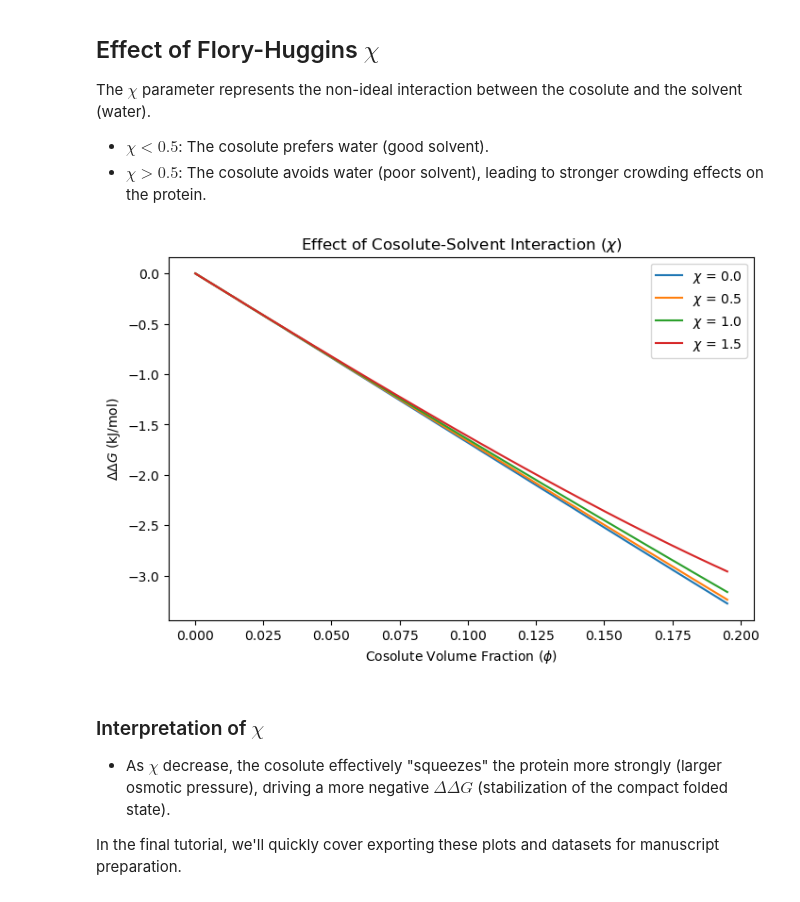
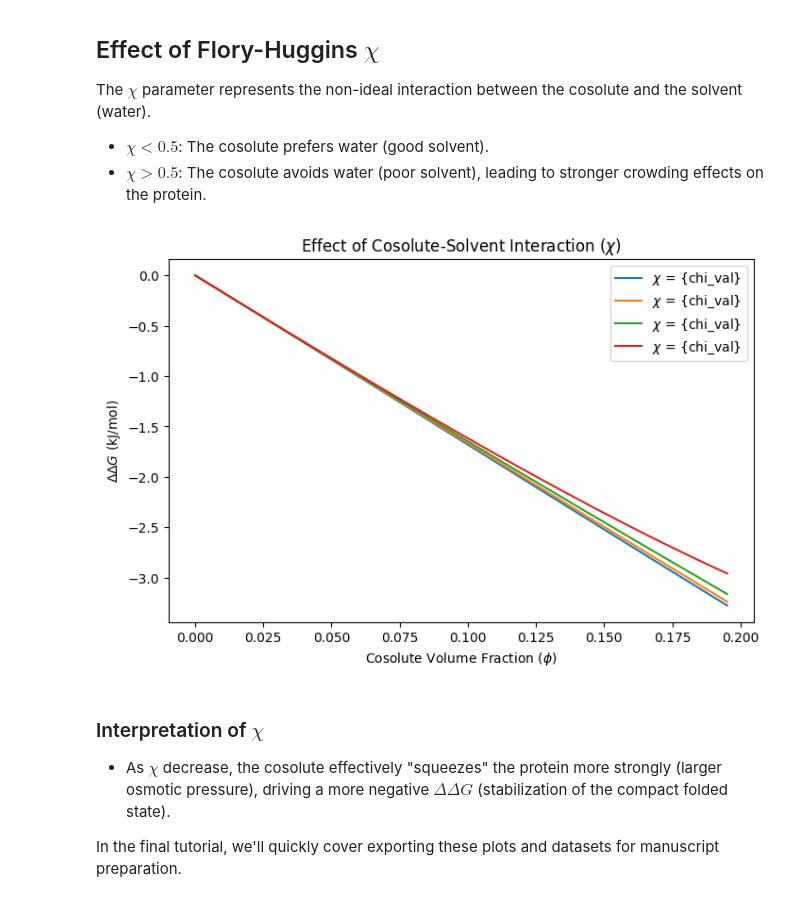
Before and after one commit to gilIolgenblum/ProteinCrowding, a Jupyter notebook: tutorials/05_parameter_sensitivity_and_interpretation.ipynb, the cells around one changed output. Drawn from its saved outputs; the diff is of its cells as text; code cells hidden in the pictures.

```diff
--- a/tutorials/05_parameter_sensitivity_and_interpretation.ipynb
+++ b/tutorials/05_parameter_sensitivity_and_interpretation.ipynb
@@ -67,37 +102,37 @@ The $\chi$ parameter represents the non-ideal interaction between the cosolute a
 # %%
 protein = fh_crowding.Protein(SASA=1000.0)
 
 chi_values = [0.0, 0.5, 1.0, 1.5]
 
 fig, ax = plt.subplots(figsize=(8, 5))
 
 for chi_val in chi_values:
     # Create the model with varying chi
     cosolute = fh_crowding.Cosolute(nu=2.0, chi=chi_val, chiTS=0.0)
 
     model = fh_crowding.BinaryCrowdingModel(
         protein=protein,
         cosolute=cosolute,
         eps=0.0,
         epsTS=0.0,
         phiC_max=0.2,
         dphiC=0.005,
         T=298.15
     )
 
     # Solve
     model.solve_equil()
 
     # Plot
-    ax.plot(model.phiC, model.ddA_kj, label=f"$\chi$ = {chi_val}")
+    ax.plot(model.phiC, model.ddA_kj, label=r"$\chi$ = {chi_val}")
 
-ax.set_xlabel("Cosolute Volume Fraction ($\phi$)")
-ax.set_ylabel("$\Delta\Delta G$ (kJ/mol)")
-ax.set_title("Effect of Cosolute-Solvent Interaction ($\chi$)")
+ax.set_xlabel(r"Cosolute Volume Fraction ($\phi$)")
+ax.set_ylabel(r"$\Delta\Delta G$ (kJ/mol)")
+ax.set_title(r"Effect of Cosolute-Solvent Interaction ($\chi$)")
 ax.legend()
 plt.show()
 # %% [output]
-[figure, old version]
+[figure, new version]
 # %% [markdown]
 ### Interpretation of $\chi$
 - As $\chi$ decrease, the cosolute effectively "squeezes" the protein more strongly (larger osmotic pressure), driving a more negative $\Delta\Delta G$ (stabilization of the compact folded state).
```
Also changed, not shown: parts of 6 cells of this notebook.
